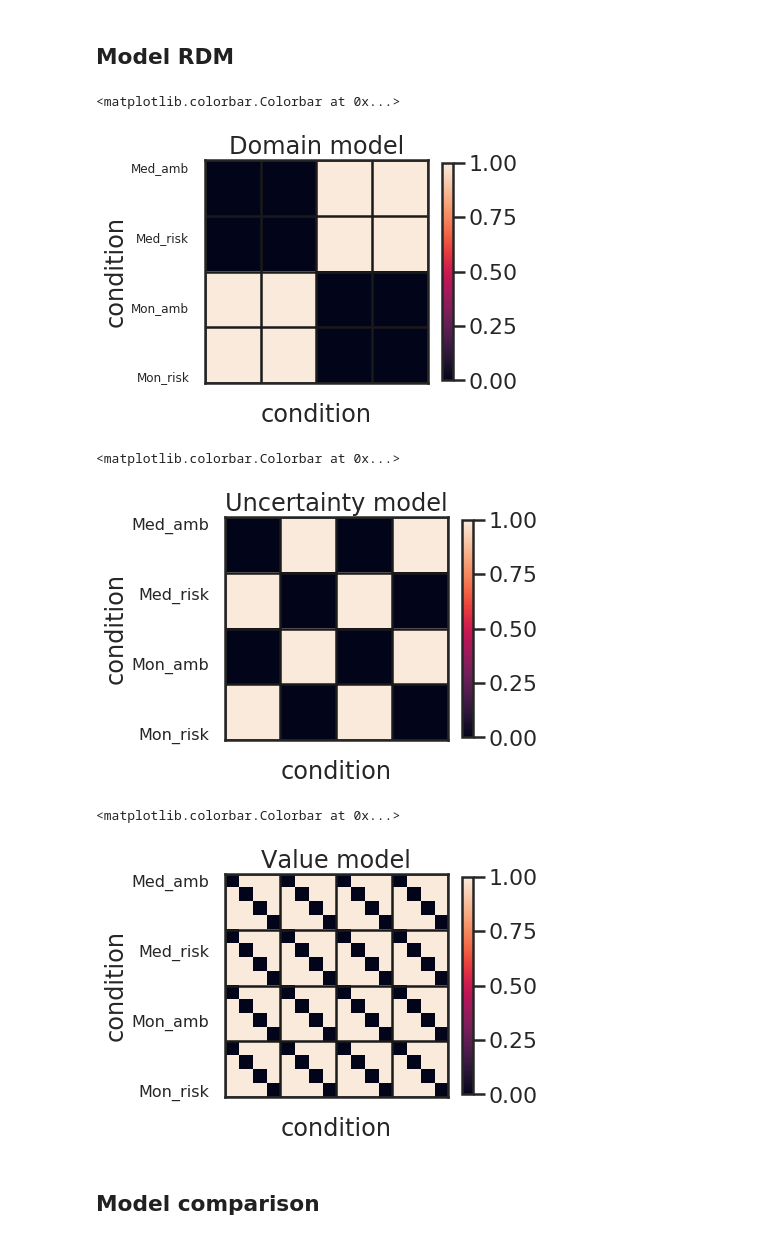
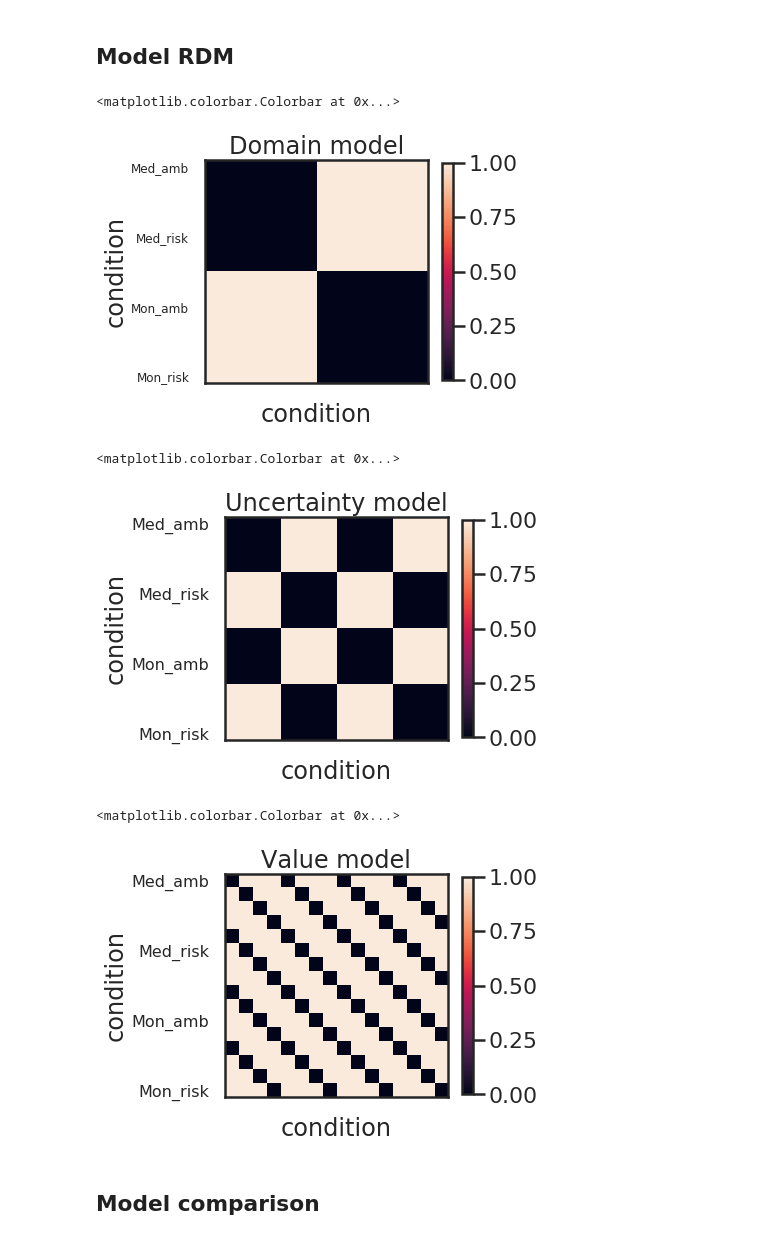
Before and after one commit to ruonanjia/mdm_imaging_analysis, a Jupyter notebook: mdm_rsa.ipynb, the cells around one changed output. Cells and saved outputs as stored; diff of their text form; code cells hidden in the pictures.

```diff
--- a/mdm_rsa.ipynb
+++ b/mdm_rsa.ipynb
@@ -227,12 +267,12 @@ ax.set_yticklabels(stim_cat, fontdict = fontdict)
 ax.set_title('Domain model')
 ax.set_ylabel('condition')
 ax.set_xlabel('condition')
-ax.vlines(edges,min(edges),max(edges))
-ax.hlines(edges,min(edges),max(edges))
+# ax.vlines(edges,min(edges),max(edges))
+# ax.hlines(edges,min(edges),max(edges))
 f.colorbar(im0, ax=ax, shrink = 0.8)
 # %% [output]
 <matplotlib.colorbar.Colorbar at 0x...>
-[figure, old version]
+[figure, new version]
 # %%
 # Model RDM risk/ambig difference
 mod_rdm_uncert = np.ones([16,16])
@@ -259,12 +299,12 @@ ax.set_yticklabels(stim_cat, fontdict = fontdict)
 ax.set_title('Uncertainty model')
 ax.set_xlabel('condition')
 ax.set_ylabel('condition')
-ax.vlines(edges,min(edges),max(edges))
-ax.hlines(edges,min(edges),max(edges))
+# ax.vlines(edges,min(edges),max(edges))
+# ax.hlines(edges,min(edges),max(edges))
 f.colorbar(im0, ax=ax, shrink = 0.8)
 # %% [output]
 <matplotlib.colorbar.Colorbar at 0x...>
-[figure, old version]
+[figure, new version]
 # %%
 # Model RDM risk/ambig difference
 mod_rdm_val = np.ones([16,16])
@@ -275,35 +315,35 @@ level2_id = level0_id + 2
 level3_id = level0_id + 3
 
 level0_mask = [(a,b) for a in level0_id for b in level0_id]
 level1_mask = [(a,b) for a in level1_id for b in level1_id]
 level2_mask = [(a,b) for a in level2_id for b in level2_id]
 level3_mask = [(a,b) for a in level3_id for b in level3_id]
 
 for level0_mask_idx in level0_mask:
     mod_rdm_val[level0_mask_idx] = 0
 for level1_mask_idx in level1_mask:
     mod_rdm_val[level1_mask_idx] = 0
 for level2_mask_idx in level2_mask:
     mod_rdm_val[level2_mask_idx] = 0
 for level3_mask_idx in level3_mask:
     mod_rdm_val[level3_mask_idx] = 0
 
 stim_cat = ['', 'Med_amb', 'Med_risk', 'Mon_amb', 'Mon_risk']
 fontdict = {'fontsize': 16}
 edges = np.array([0,4,8,12,16])-0.5
 
 f, ax = plt.subplots(1,1, figsize=(5, 5))
 im0 = ax.imshow(mod_rdm_val)
 ax.set_xticklabels([])
 ax.set_yticklabels(stim_cat, fontdict = fontdict)
 ax.set_title('Value model')
 ax.set_xlabel('condition')
 ax.set_ylabel('condition')
-ax.vlines(edges,min(edges),max(edges))
-ax.hlines(edges,min(edges),max(edges))
+# ax.vlines(edges,min(edges),max(edges))
+# ax.hlines(edges,min(edges),max(edges))
 f.colorbar(im0, ax=ax, shrink = 0.8)
 # %% [output]
 <matplotlib.colorbar.Colorbar at 0x...>
-[figure, old version]
+[figure, new version]
 # %% [markdown]
 ## Model comparison
```
Also changed, not shown: parts of 4 cells of this notebook.
